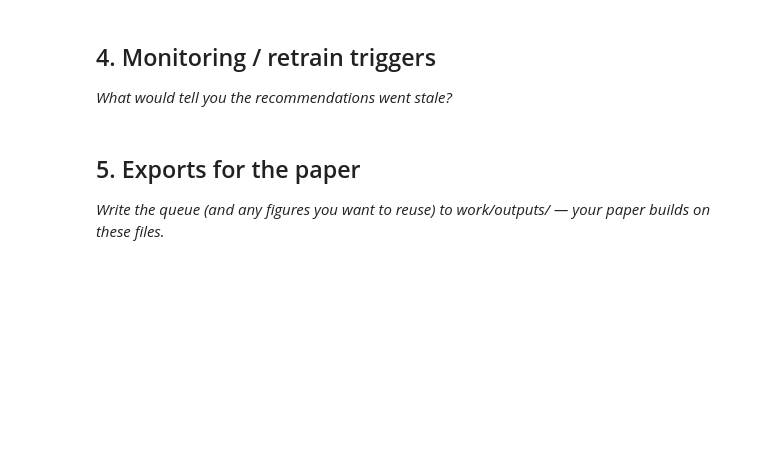
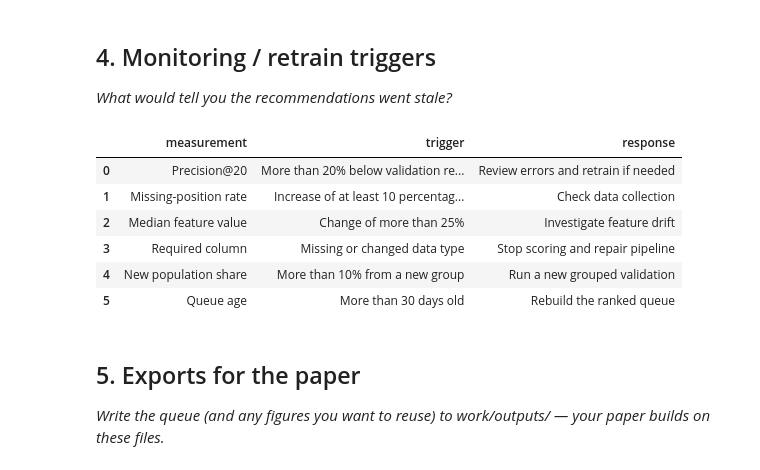
Before and after one commit to abdullahhashmi01/FlyRank-ML-Internship, a Jupyter notebook: work/notebooks/w07_action_playbook.ipynb, the cells around one changed output. Drawn from its saved outputs; the diff is of its cells as text; code cells hidden in the pictures; blank space fills up the shorter version.

```diff
--- a/work/notebooks/w07_action_playbook.ipynb
+++ b/work/notebooks/w07_action_playbook.ipynb
@@ -37,3 +228,42 @@ This skeleton is yours to fill. Work the sections **in order** — each one has
+# %%
+# This cell is for CODE (numbers, a query, a check).
+# Write your text answer in the cell ABOVE this one — typing sentences here breaks Run All.
+monitoring_triggers = pd.DataFrame({
+    "measurement": [
+        "Precision@20",
+        "Missing-position rate",
+        "Median feature value",
+        "Required column",
+        "New population share",
+        "Queue age"
+    ],
+    "trigger": [
+        "More than 20% below validation result",
+        "Increase of at least 10 percentage points",
+        "Change of more than 25%",
+        "Missing or changed data type",
+        "More than 10% from a new group",
+        "More than 30 days old"
+    ],
+    "response": [
+        "Review errors and retrain if needed",
+        "Check data collection",
+        "Investigate feature drift",
+        "Stop scoring and repair pipeline",
+        "Run a new grouped validation",
+        "Rebuild the ranked queue"
+    ]
+})
+
+display(monitoring_triggers)
+# %% [output]
+|  | measurement | trigger | response |
+| 0 | Precision@20 | More than 20% below validation re... | Review errors and retrain if needed |
+| 1 | Missing-position rate | Increase of at least 10 percentag... | Check data collection |
+| 2 | Median feature value | Change of more than 25% | Investigate feature drift |
+| 3 | Required column | Missing or changed data type | Stop scoring and repair pipeline |
+| 4 | New population share | More than 10% from a new group | Run a new grouped validation |
+| 5 | Queue age | More than 30 days old | Rebuild the ranked queue |
 # %% [markdown]
 ## 5. Exports for the paper
 
```
Also changed, not shown: parts of 10 cells of this notebook.
